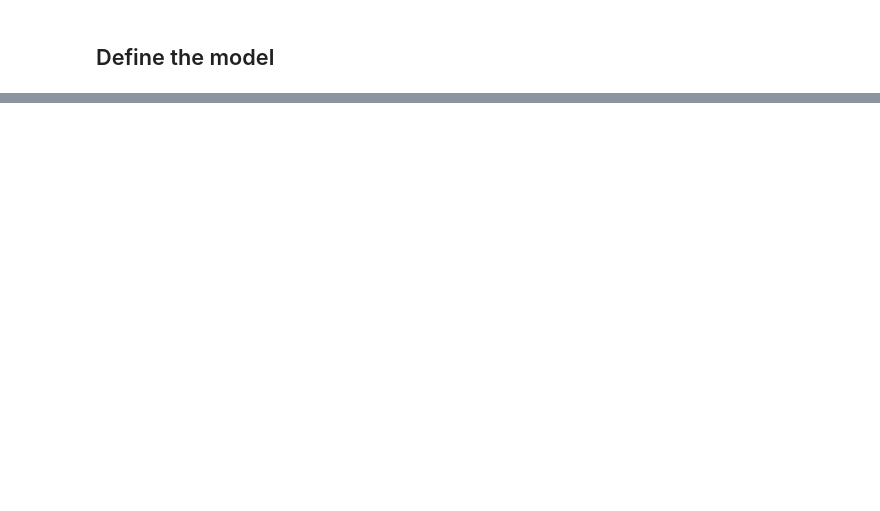
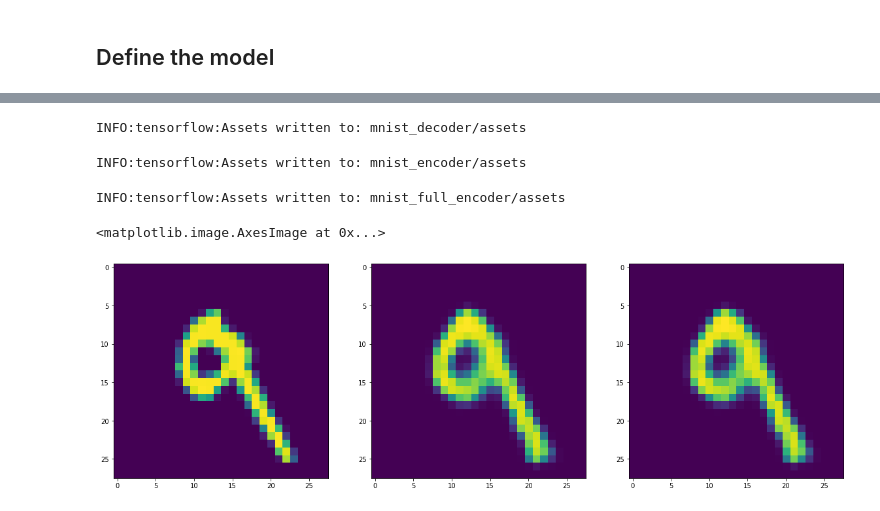
Before and after one commit to ARCC-RACE/ai_training_notebooks, a Jupyter notebook: dreamnet/autoencoder_mnist.ipynb, the cells around one changed output, grey strips where cells are left out. Cells and saved outputs as stored; diff of their text form; code cells hidden in the pictures; blank space fills up the shorter version.

```diff
--- a/dreamnet/autoencoder_mnist.ipynb
+++ b/dreamnet/autoencoder_mnist.ipynb
@@ -80,0 +191,33 @@ plt.show()
+# %%
+decoder.save("mnist_decoder")
+# %% [output]
+INFO:tensorflow:Assets written to: mnist_decoder/assets
+# %%
+encoder.save("mnist_encoder")
+# %% [output]
+INFO:tensorflow:Assets written to: mnist_encoder/assets
+# %%
+model.save("mnist_full_encoder")
+# %% [output]
+INFO:tensorflow:Assets written to: mnist_full_encoder/assets
+# %%
+loaded_model = tf.keras.models.load_model("mnist_full_encoder")
+loaded_encoder = tf.keras.models.load_model("mnist_encoder")
+loaded_decoder = tf.keras.models.load_model("mnist_decoder")
+img = loaded_model.predict(np.expand_dims(x_test[test_index], axis=0)) # for testing full model
+encoding = loaded_encoder.predict(np.expand_dims(x_test[test_index], axis=0))
+decoding = loaded_decoder.predict(encoding)
+
+fig = plt.figure(figsize=(20,20))
+
+fig.add_subplot(1, 3, 1)
+plt.imshow(np.squeeze(x_test[test_index]))
+
+fig.add_subplot(1, 3, 2)
+plt.imshow(np.squeeze(img))
+
+fig.add_subplot(1, 3, 3)
+plt.imshow(np.squeeze(decoding))
+# %% [output]
+<matplotlib.image.AxesImage at 0x...>
+[figure, added]
```
Also changed, not shown: parts of 7 cells of this notebook, 22 other files.
